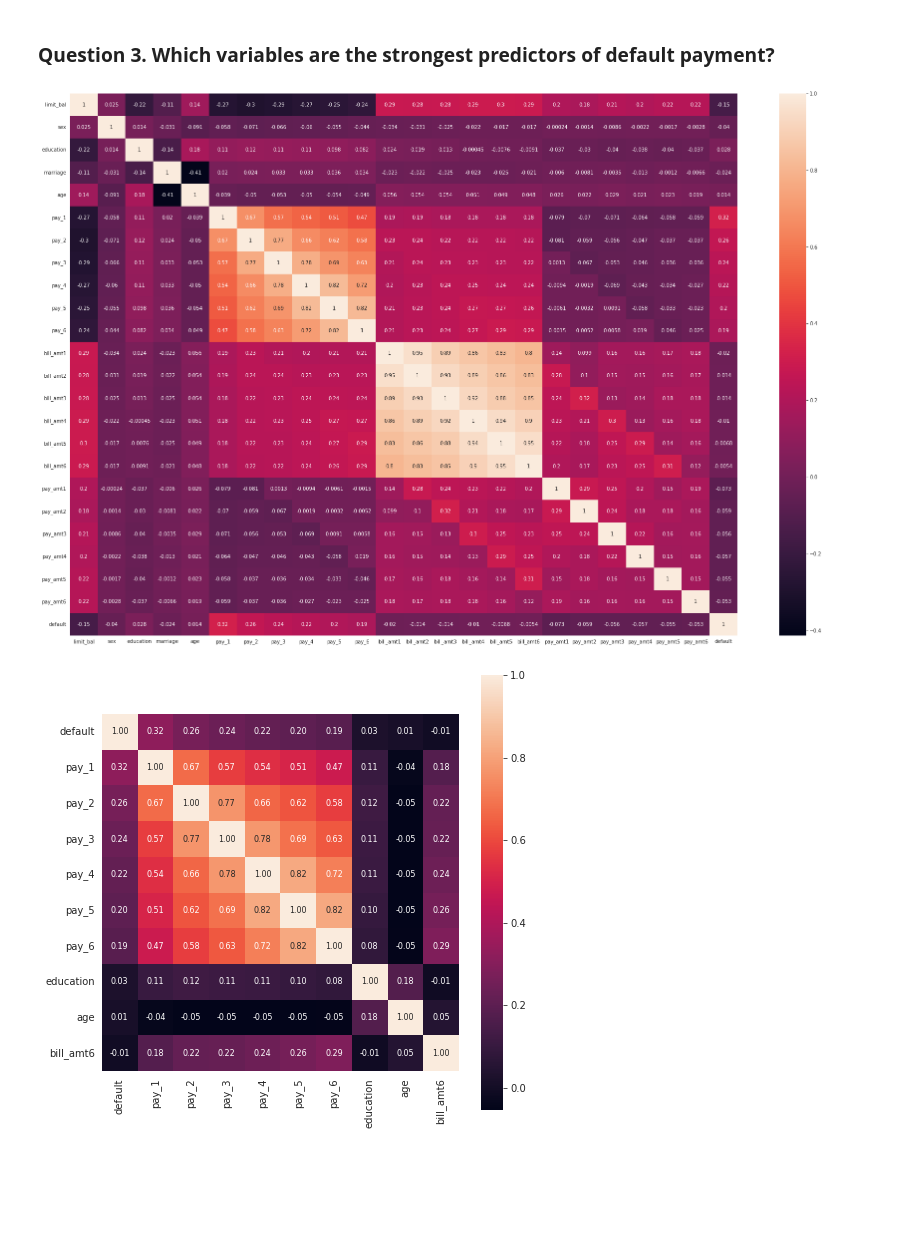
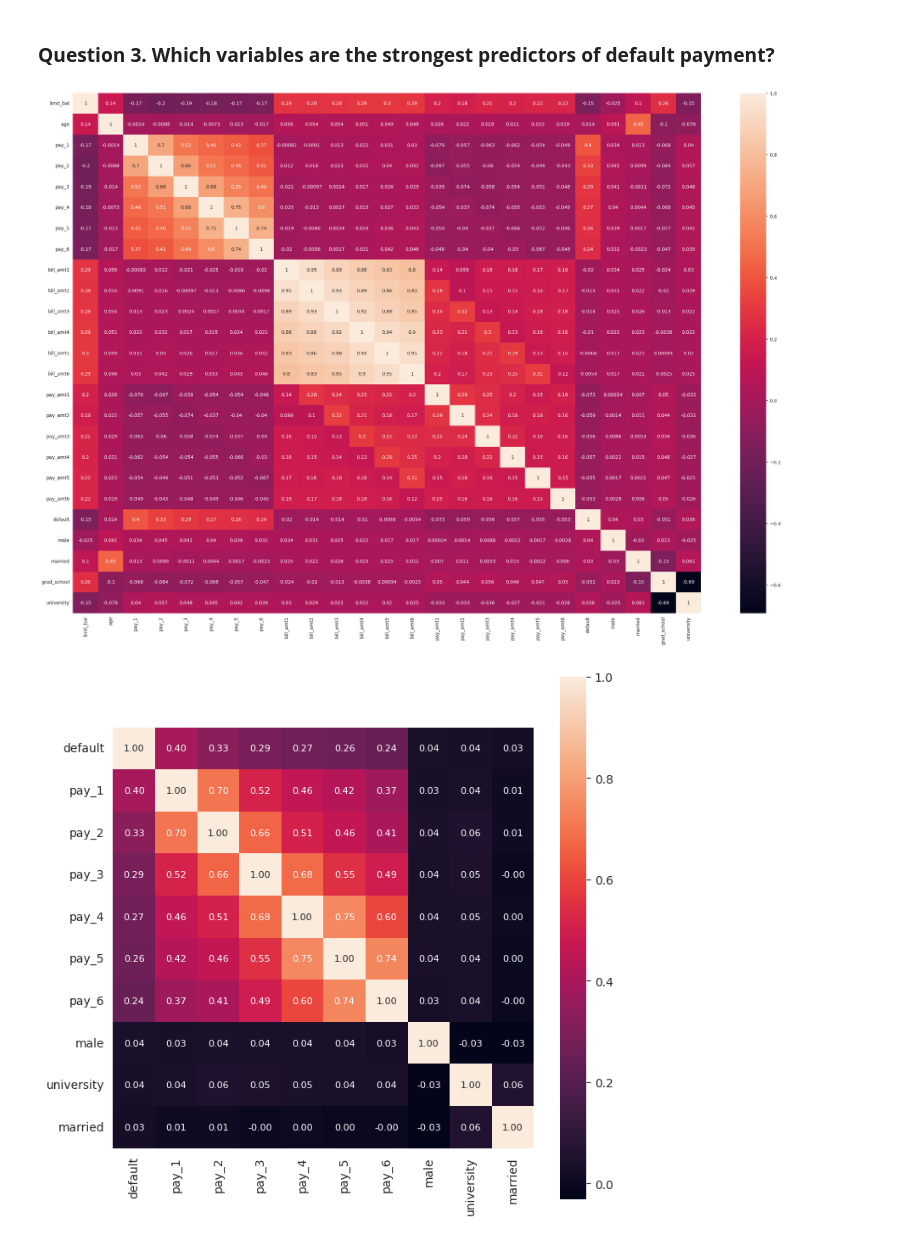
Before and after one commit to yesmkaran/Writing-a-Data-Scientist-Blog-Post-Project, a Jupyter notebook: credit-card-default.ipynb, the cells around one changed output. Drawn from its saved outputs; the diff is of its cells as text; code cells hidden in the pictures; blank space fills up the shorter version.

```diff
--- a/credit-card-default.ipynb
+++ b/credit-card-default.ipynb
@@ -520,13 +530,13 @@ plt.savefig('sex-default-age.png')
 > - As seen in the graph, the majority of defaulters and non defaulters in both the gender lies in the age group of approximately 20-35 and follow a decreasing trend as the age of the customers increases. This could possibly mean that credit cards were largely issued to the young people since 75% of the customers in the dataset has age less than 41 years.
 # %%
 # Marital status: (1=married, 2=single, 3=others)
-print(ccd_.marriage.value_counts(normalize=True))
+print(ccd.marriage.value_counts(normalize=True))
 
 # Transform the undocumented value (of 0) to 3
 # since 'others' category accounts for just around 1% values in the dataset.
-ccd_.loc[(ccd_['marriage'] > 2) | (ccd_['marriage'] < 1), 'marriage'] = 3
+ccd.loc[(ccd['marriage'] > 2) | (ccd['marriage'] < 1), 'marriage'] = 3
 
-compute_cross_tabs(ccd_, 'marriage', {1: 'Married', 2: 'Single', 3: 'Others'})
+compute_cross_tabs(ccd, 'marriage', {1: 'Married', 2: 'Single', 3: 'Others'})
 # %% [output]
 2    0.532133
 1    0.455300
@@ -544,9 +554,9 @@ g.map(plt.hist, 'age', density=True);
 # %%
 # Education: (1=graduate school, 2=university, 3=high school, 4=others, 5=unknown, 6=unknown)
-ccd_.education.value_counts(normalize=True)
+ccd.education.value_counts(normalize=True)
 
 # Transform unknown categories to others.
-ccd_.loc[(ccd_['education'] > 4) | (ccd_['education'] < 1), 'education'] = 4
+ccd.loc[(ccd['education'] > 4) | (ccd['education'] < 1), 'education'] = 4
 
-compute_cross_tabs(ccd_, 'education', {1: 'Grad School', 2: 'University', 3: 'High School', 4: 'Others'})
+compute_cross_tabs(ccd, 'education', {1: 'Grad School', 2: 'University', 3: 'High School', 4: 'Others'})
 # %% [output]
@@ -579,6 +589,6 @@ plt.savefig('credit_limit.png')
 # Bin values into distinct categories
 bins = [20,30,40,50,60,70,80]
 names = ['21-30', '31-40', '41-50', '51-60', '61-70', '71-80']
-ccd_['age_group'] = pd.cut(x=ccd_.age, bins=bins, labels=names, right=True)
+ccd['age_group'] = pd.cut(x=ccd.age, bins=bins, labels=names, right=True)
 # %%
 # Compute and extract rows > 75th percentile
@@ -630,15 +640,15 @@ Name: education, dtype: float64
 # %%
 # Heatmap to understand correlation between features & target column
 plt.subplots(figsize=(30,20))
-sns.heatmap(ccd.corr(), annot=True)
+sns.heatmap(ccd_.corr(), annot=True)
 plt.show()
 # %% [output]
-[figure, old version]
+[figure, new version]
 # %%
 k = 10 #number of variables for heatmap
-corrmat = ccd.corr()
+corrmat = ccd_.corr()
 cols = corrmat.nlargest(k, 'default')['default'].index
-cm = np.corrcoef(ccd[cols].values.T)
+cm = np.corrcoef(ccd_[cols].values.T)
 # sns.set(font_scale=1.25)
 plt.subplots(figsize=(8,8))
 hm = sns.heatmap(cm, cbar=True, annot=True, square=True, fmt='.2f', annot_kws={'size': 8}, yticklabels=cols.values, xticklabels=cols.values)
@@ -647,6 +657,6 @@ hm = sns.heatmap(cm, cbar=True, annot=True, square=True, fmt='.2f', annot_kws={'
 plt.savefig('heatmap.png')
 plt.show()
 # %% [output]
-[figure, old version]
+[figure, new version]
 # %% [markdown]
 > Clearly, we can see from above two plots there aren't any features highly correlated with the target feature. However, the next month default prediction is dependent on the repayment status of last 6 months especially the repayment status in September. We can also see the multicollinearity between repayment status features.
```
Also changed, not shown: parts of 32 cells of this notebook.
